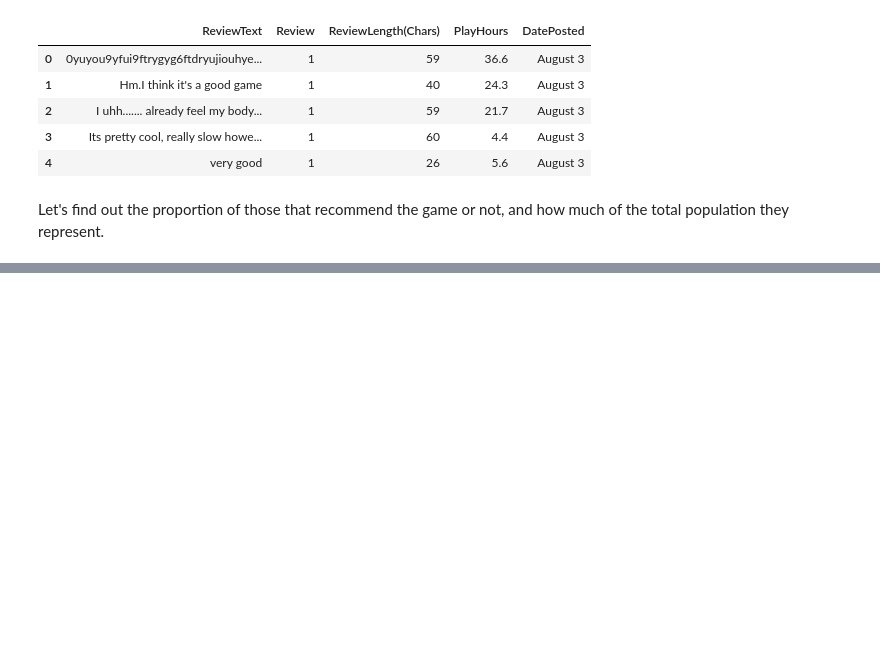
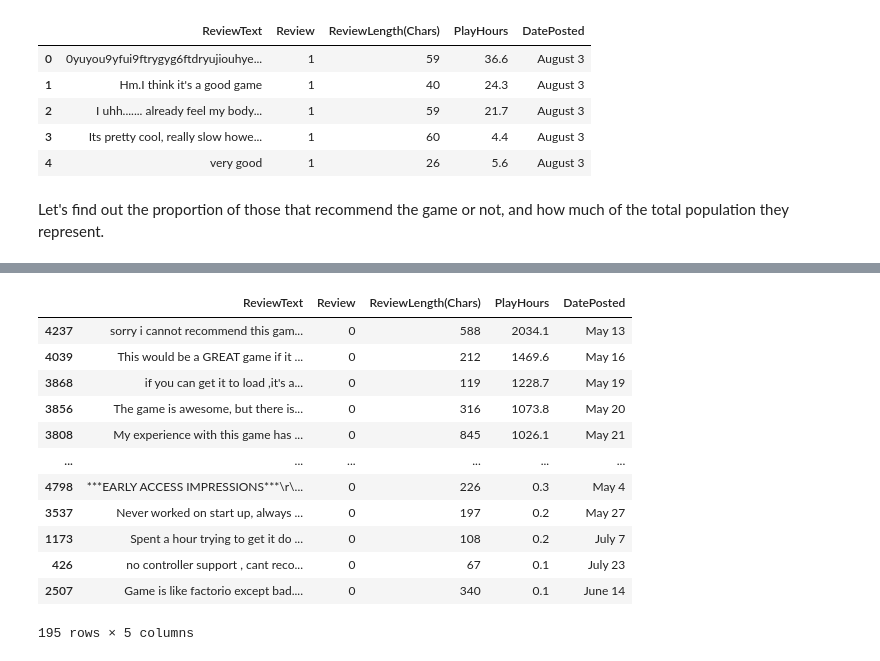
Before and after one commit to KatyaZeross/A-Satisfactory-Project, a Jupyter notebook: data-preprocessing.ipynb, the cells around one changed output, grey strips where cells are left out. Drawn from its saved outputs; the diff is of its cells as text; code cells hidden in the pictures; blank space fills up the shorter version.

```diff
--- a/data-preprocessing.ipynb
+++ b/data-preprocessing.ipynb
@@ -146,0 +238,16 @@ df_norecom['PlayHours'].max()
+# %%
+df[df.Review == 0].sort_values('PlayHours', ascending=False)
+# %% [output]
+|  | ReviewText | Review | ReviewLength(Chars) | PlayHours | DatePosted |
+| 4237 | sorry i cannot recommend this gam... | 0 | 588 | 2034.1 | May 13 |
+| 4039 | This would be a GREAT game if it ... | 0 | 212 | 1469.6 | May 16 |
+| 3868 | if you can get it to load ,it's a... | 0 | 119 | 1228.7 | May 19 |
+| 3856 | The game is awesome, but there is... | 0 | 316 | 1073.8 | May 20 |
+| 3808 | My experience with this game has ... | 0 | 845 | 1026.1 | May 21 |
+| ... | ... | ... | ... | ... | ... |
+| 4798 | ***EARLY ACCESS IMPRESSIONS***\r\... | 0 | 226 | 0.3 | May 4 |
+| 3537 | Never worked on start up, always ... | 0 | 197 | 0.2 | May 27 |
+| 1173 | Spent a hour trying to get it do ... | 0 | 108 | 0.2 | July 7 |
+| 426 | no controller support , cant reco... | 0 | 67 | 0.1 | July 23 |
+| 2507 | Game is like factorio except bad.... | 0 | 340 | 0.1 | June 14 |
+195 rows × 5 columns
```
Also changed, not shown: parts of 19 cells of this notebook, 1 other file.
